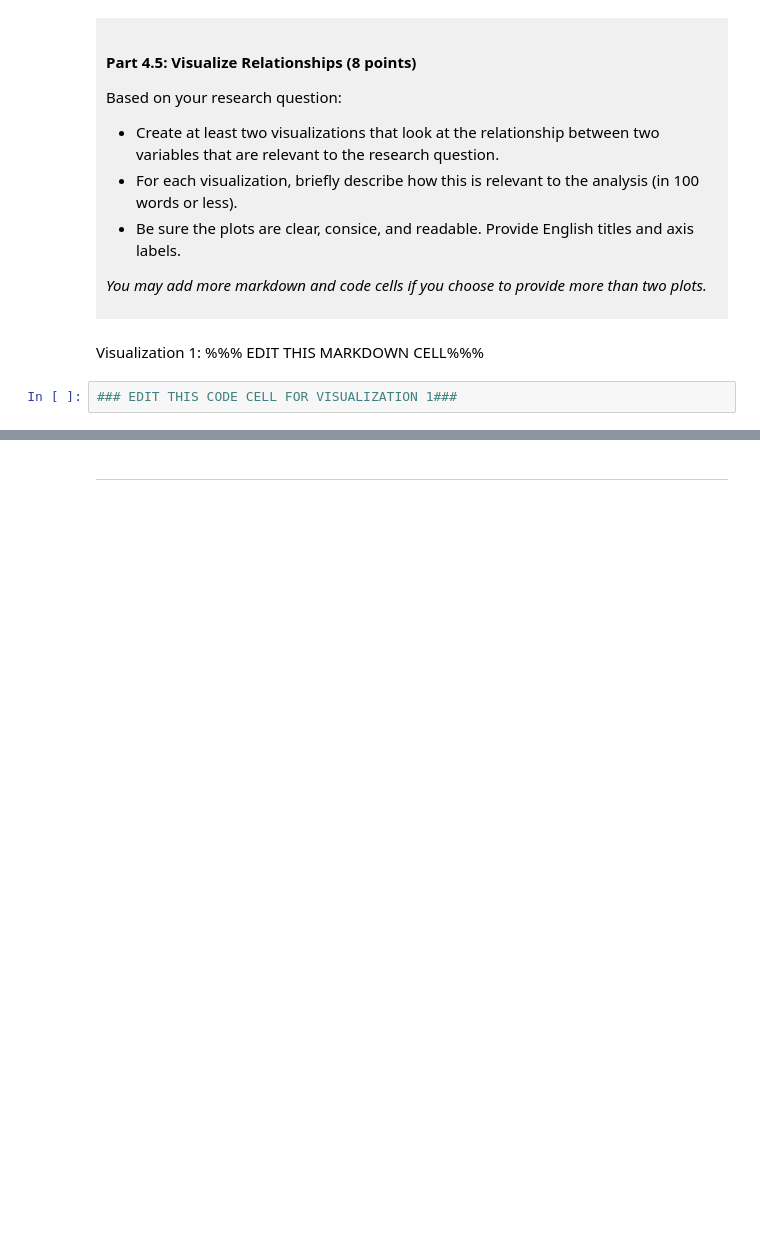
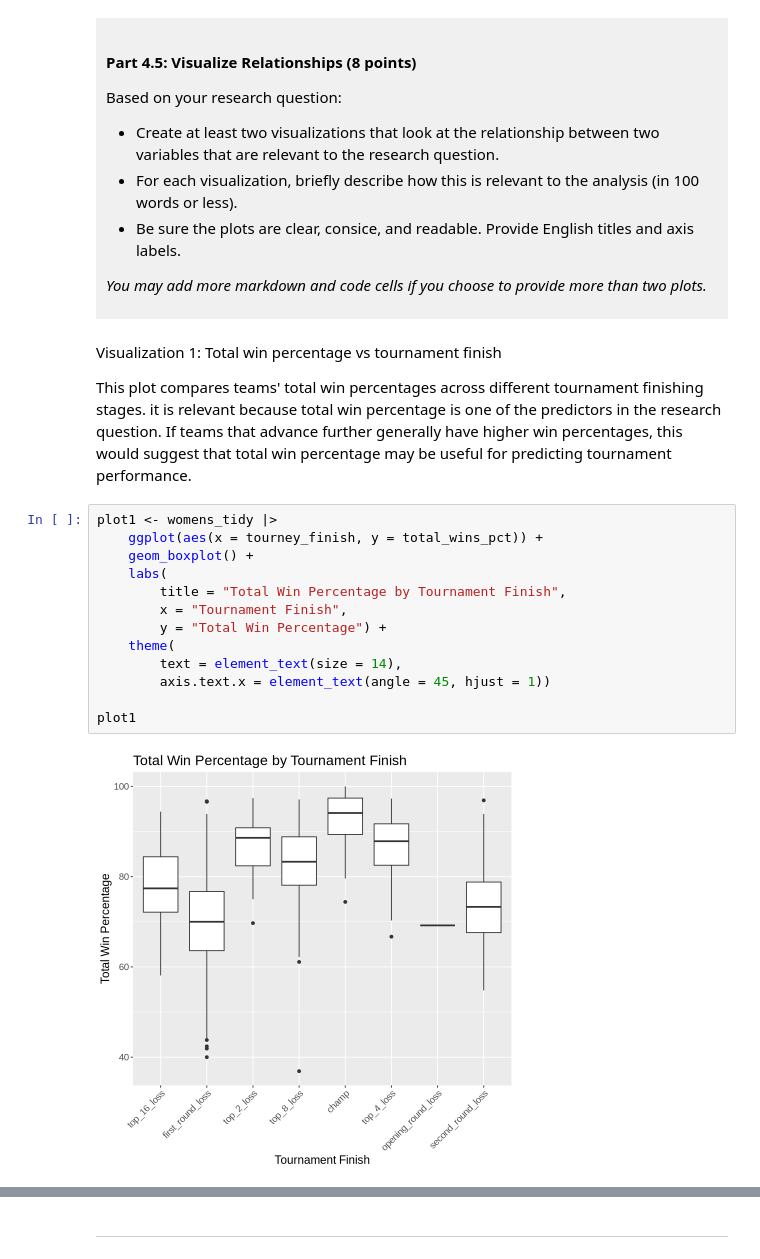
Before and after one commit to lianasd811/dsci-100-project-liana-sakaideruga, a Jupyter notebook: dsci-100-project-notebook.ipynb, the cells around one changed output, grey strips where cells are left out. Drawn from its saved outputs; the diff is of its cells as text; blank space fills up the shorter version.

```diff
--- a/dsci-100-project-notebook.ipynb
+++ b/dsci-100-project-notebook.ipynb
@@ -320,7 +384,22 @@ Based on your research question:
 *You may add more markdown and code cells if you choose to provide more than two plots.*
 </div>
 # %% [markdown]
-Visualization 1: %%% EDIT THIS MARKDOWN CELL%%%
+Visualization 1: Total win percentage vs tournament finish
+
+This plot compares teams' total win percentages across different tournament finishing stages. it is relevant because total win percentage is one of the predictors in the research question. If teams that advance further generally have higher win percentages, this would suggest that total win percentage may be useful for predicting tournament performance.
 # %%
-### EDIT THIS CODE CELL FOR VISUALIZATION 1###
+plot1 <- womens_tidy |>
+    ggplot(aes(x = tourney_finish, y = total_wins_pct)) +
+    geom_boxplot() +
+    labs(
+        title = "Total Win Percentage by Tournament Finish",
+        x = "Tournament Finish",
+        y = "Total Win Percentage") +
+    theme(
+        text = element_text(size = 14),
+        axis.text.x = element_text(angle = 45, hjust = 1))
+
+plot1
+# %% [output]
+[figure, added]
 # %% [markdown]
```
Also changed, not shown: parts of 8 cells of this notebook.
